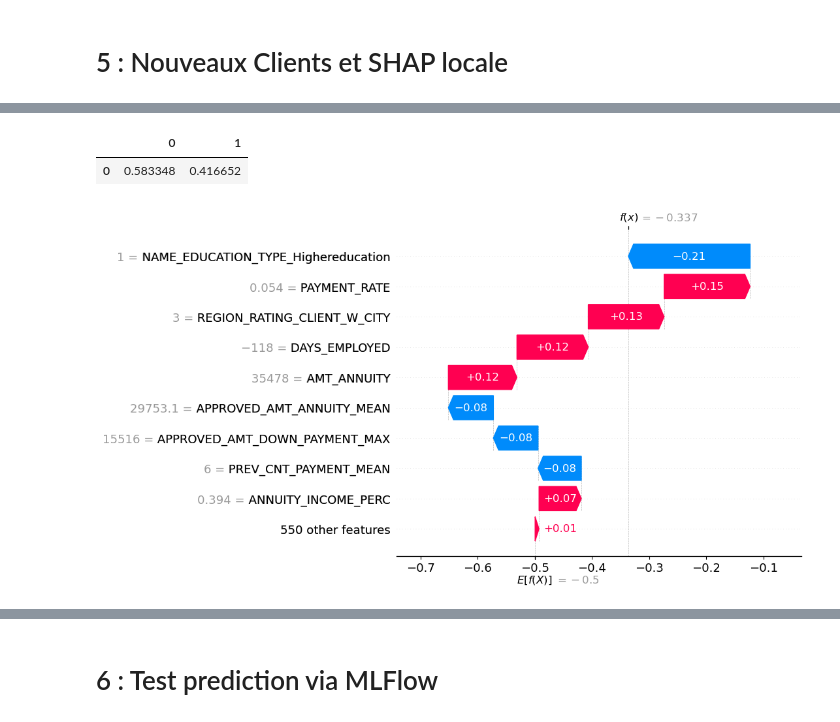
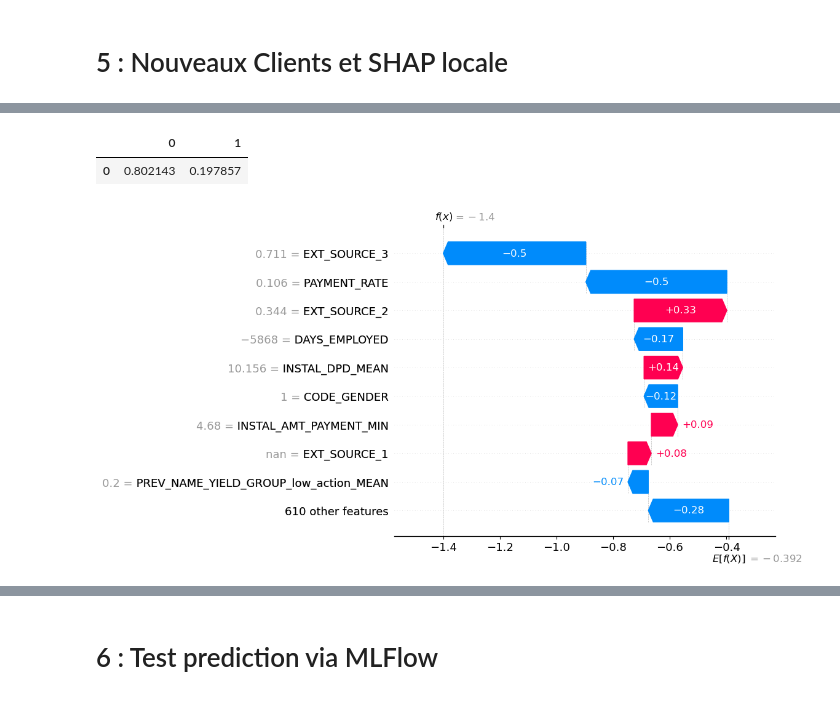
Before and after one commit to JohanRocheteau/Credit-Scoring-Model-Deployment-2023, a Jupyter notebook: MLP7-OptimisationModel.ipynb, the cells around one changed output, grey strips where cells are left out. Saved outputs shown, nothing was run; the diff lists cells and outputs as text; code cells hidden in the pictures.

```diff
--- a/MLP7-OptimisationModel.ipynb
+++ b/MLP7-OptimisationModel.ipynb
@@ -99,19 +98,19 @@ def AUC(model, X_train, X_test) :
 def custom_metric(y_true, proba):
     Bestproba = 12
     Bestscore = 10
-    for j in range(0,21):
+    for j in range(90,101):
         y_pred = []
         for i in proba :
-            if i >= j/20 :
+            if i >= j/100 :
                 y_pred.append(1)
             else :
                 y_pred.append(0)
 
         cm = confusion_matrix(y_true, y_pred)
-        mesure = round(((cm[1][0]*10 + cm[0][1])/(11*(len(y_true)))),3)
+        mesure = round(((cm[0][1]*10 + cm[1][0])/(cm[0][1]*10 + cm[1][0] + cm[0][0] + cm[1][1])),3)
         if mesure < Bestscore :
             Bestscore = mesure
-            Bestproba = j/20
+            Bestproba = j/100
 
     return Bestscore
 
@@ -121,19 +120,19 @@ custom_score = make_scorer(custom_metric, greater_is_better = False, needs_proba
 def bestproba(y_true, proba):
     Bestproba = 12
     Bestscore = 10
-    for j in range(0,21):
+    for j in range(90,101):
         y_pred = []
         for i in proba :
-            if i >= j/20 :
+            if i >= j/100 :
                 y_pred.append(1)
             else :
                 y_pred.append(0)
 
         cm = confusion_matrix(y_true, y_pred)
-        mesure = round(((cm[1][0]*10 + cm[0][1])/(11*(len(y_true)))),3)
+        mesure = round(((cm[0][1]*10 + cm[1][0])/(cm[0][1]*10 + cm[1][0] + cm[0][0] + cm[1][1])),3)
         if mesure < Bestscore :
             Bestscore = mesure
-            Bestproba = j/20
+            Bestproba = j/100
 
     return Bestproba
 
@@ -276,4 +289,4 @@ Il y a 253 variables avec plus de 30% de NaNs.
 # %%
-# Variables avec moins de 50% de NaNs :
-VarNaNs = list(NaN[NaN[0] < 50].index)
+# Variables avec moins de 70% de NaNs :
+VarNaNs = list(NaN[NaN[0] < 70].index)
 # %%
@@ -429,13 +497,13 @@ Z = modelLGB3.predict_proba(NewClient)
 pd.DataFrame(Z)
 # %% [output]
 |  | 0 | 1 |
-| 0 | 0.583348 | 0.416652 |
+| 0 | 0.802143 | 0.197857 |
 # %%
 # Explainer :
 explainer = shap.TreeExplainer(modelLGB3.best_estimator_, X_train)
 
 # Visualisation :
-shap_values = explainer(NewClient, check_additivity=False)
-shap.waterfall_plot(shap_values[0], max_display = 10)
+shap_values2 = explainer(NewClient, check_additivity=False)
+shap.waterfall_plot(shap_values2[0], max_display = 10)
 # %% [output]
-[figure, old version]
+[figure, new version]
```
Also changed, not shown: parts of 31 cells of this notebook.
